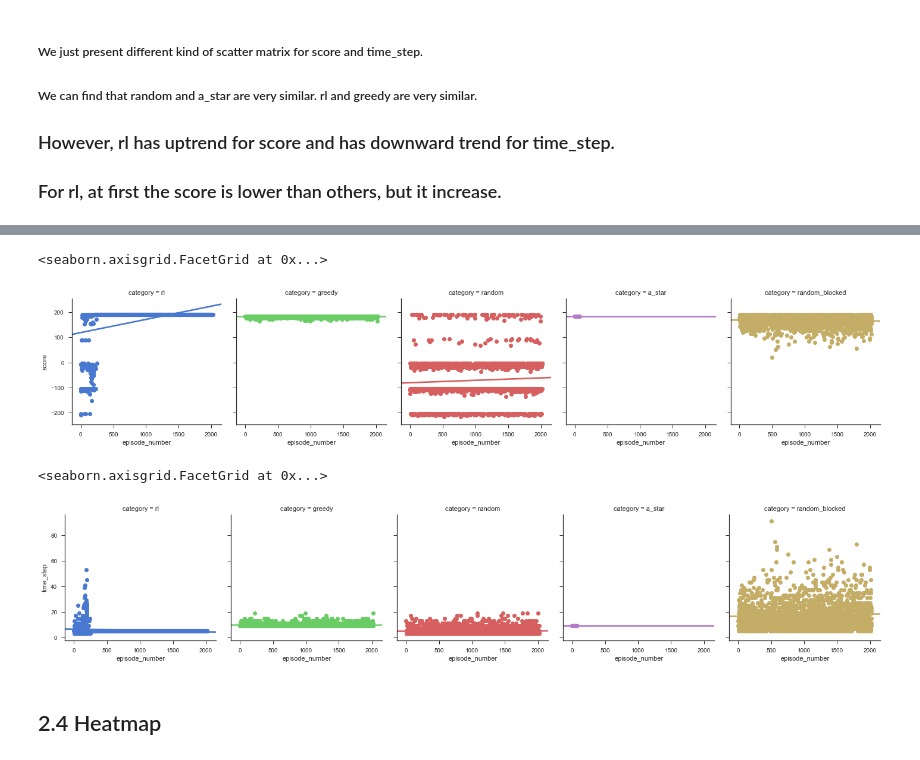
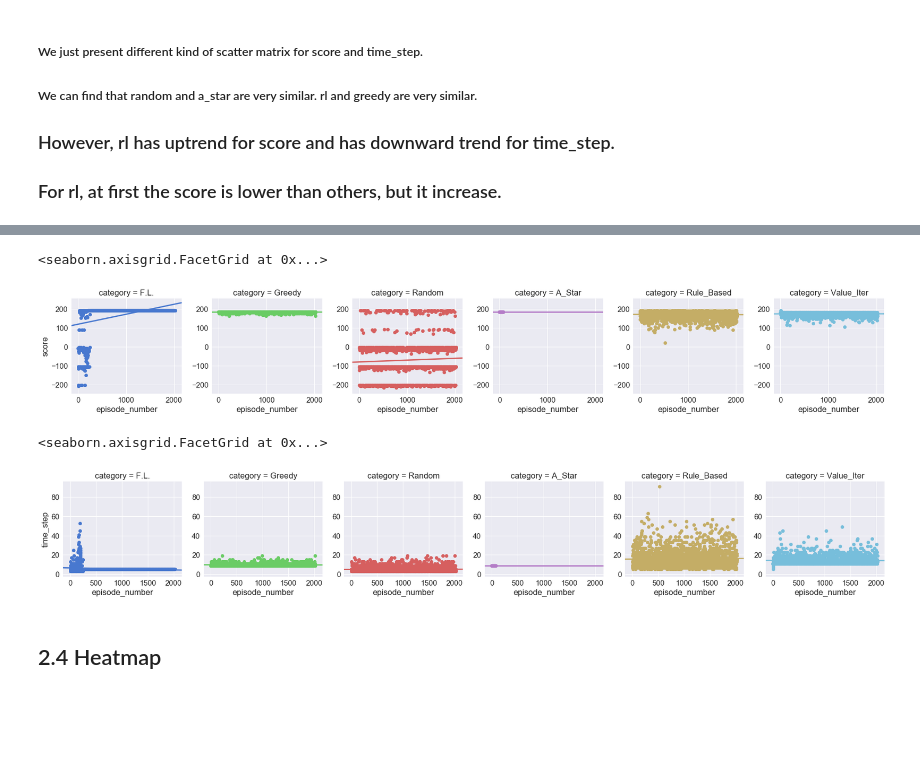
Before and after one commit to jason-jz-zhu/Data-Analysis-and-Viz-for-RL, a Jupyter notebook: Data Viz for RL.ipynb, the cells around one changed output, grey strips where cells are left out. Saved outputs shown, nothing was run; the diff lists cells and outputs as text; code cells hidden in the pictures; blank space fills up the shorter version.

Commit message:
add value_iter dataset

```diff
--- a/Data Viz for RL.ipynb
+++ b/Data Viz for RL.ipynb
@@ -51,20 +59,24 @@ rl = rl.applymap(lambda x: x if len(x.split(':')) == 1 else int(x.split(':')[1])
 greedy = greedy.applymap(lambda x: x if len(x.split(':')) == 1 else int(x.split(':')[1]))
 random = random.applymap(lambda x: x if len(x.split(':')) == 1 else int(x.split(':')[1]))
 a_star = a_star.applymap(lambda x: x if len(x.split(':')) == 1 else int(x.split(':')[1]))
-random_blocked = random_blocked.applymap(lambda x: x if len(x.split(':')) == 1 else int(x.split(':')[1]))
+# random_blocked = random_blocked.applymap(lambda x: x if len(x.split(':')) == 1 else int(x.split(':')[1]))
+rule_based = rule_based.applymap(lambda x: x if len(x.split(':')) == 1 else int(x.split(':')[1]))
+value_iteration = value_iteration.applymap(lambda x: x if len(x.split(':')) == 1 else int(x.split(':')[1]))
 # %%
-min_episode = min(len(rl), len(greedy), len(random), len(random_blocked))
+min_episode = min(len(rl), len(greedy), len(random), len(rule_based), len(value_iteration))
 print(min_episode)
 # %% [output]
 2023
 # %%
-rl['category'] = 'rl'
-greedy['category'] = 'greedy'
-random['category'] = 'random'
-a_star['category'] = 'a_star'
-random_blocked['category'] = 'random_blocked'
+rl['category'] = 'F.L.'
+greedy['category'] = 'Greedy'
+random['category'] = 'Random'
+a_star['category'] = 'A_Star'
+# random_blocked['category'] = 'Random_Blocked'
+rule_based['category'] = 'Rule_Based'
+value_iteration['category'] = 'Value_Iter'
 # %%
-data_full = rl.append([greedy, random, a_star, random_blocked], ignore_index=True)
-data = rl[:min_episode].append([greedy[:min_episode], random[:min_episode], a_star[:min_episode], random_blocked[:min_episode]], ignore_index=True)
+data_full = rl.append([greedy, random, a_star, rule_based, value_iteration], ignore_index=True)
+data = rl[:min_episode].append([greedy[:min_episode], random[:min_episode], a_star[:min_episode], rule_based[:min_episode], value_iteration[:min_episode]], ignore_index=True)
 print(len(data))
 # %% [output]
@@ -176,17 +190,19 @@ sns.lmplot(x='episode_number', y='time_step', col='category', hue='category', da
 # %%
+sns.set(font_scale=1.5)
 sns.lmplot(x='episode_number', y='score', col='category', hue='category', data=data,
            ci=None, palette='muted', size=4,
            scatter_kws={'s': 50, 'alpha': 1})
 # %% [output]
 <seaborn.axisgrid.FacetGrid at 0x...>
-[figure, old version]
+[figure, new version]
 # %%
+sns.set(font_scale=1.5)
 sns.lmplot(x='episode_number', y='time_step', col='category', hue='category', data=data,
            ci=None, palette='muted', size=4,
            scatter_kws={'s': 50, 'alpha': 1})
 # %% [output]
 <seaborn.axisgrid.FacetGrid at 0x...>
-[figure, old version]
+[figure, new version]
 # %% [markdown]
 <a id='Heatmap'></a>
 ## 2.4 Heatmap
```
Also changed, not shown: parts of 18 cells of this notebook, 2 other files.
